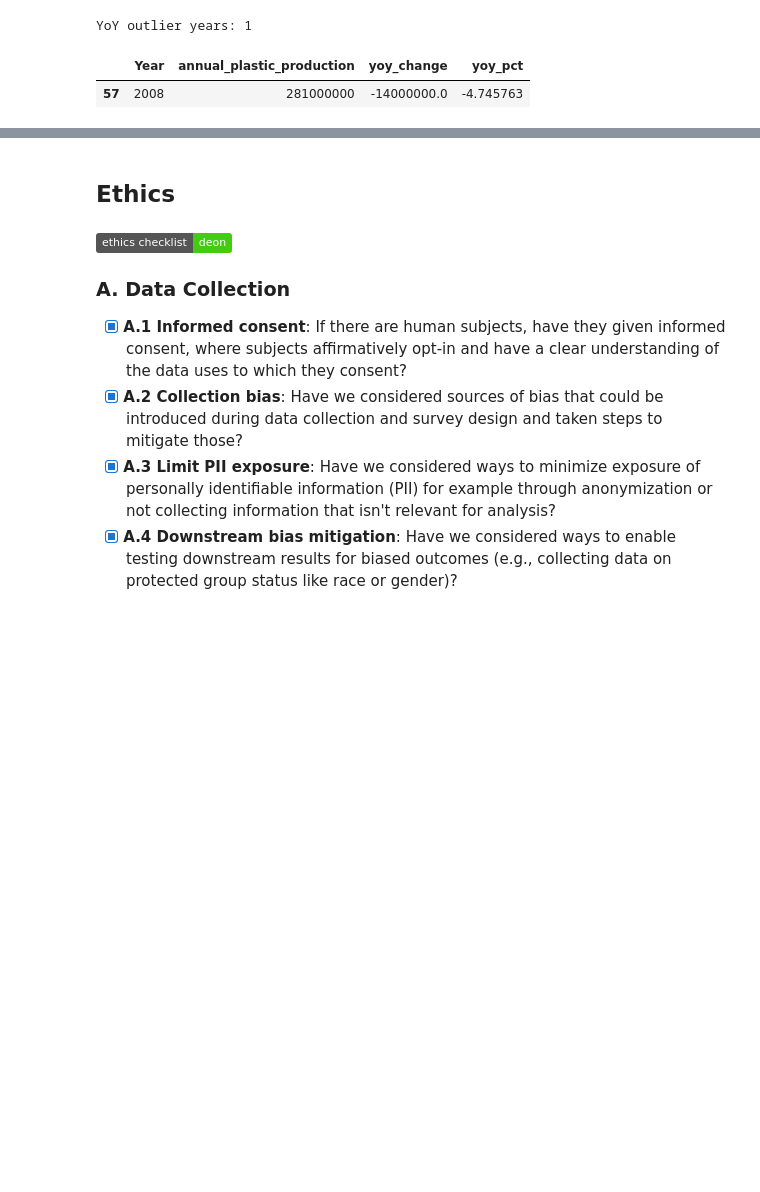
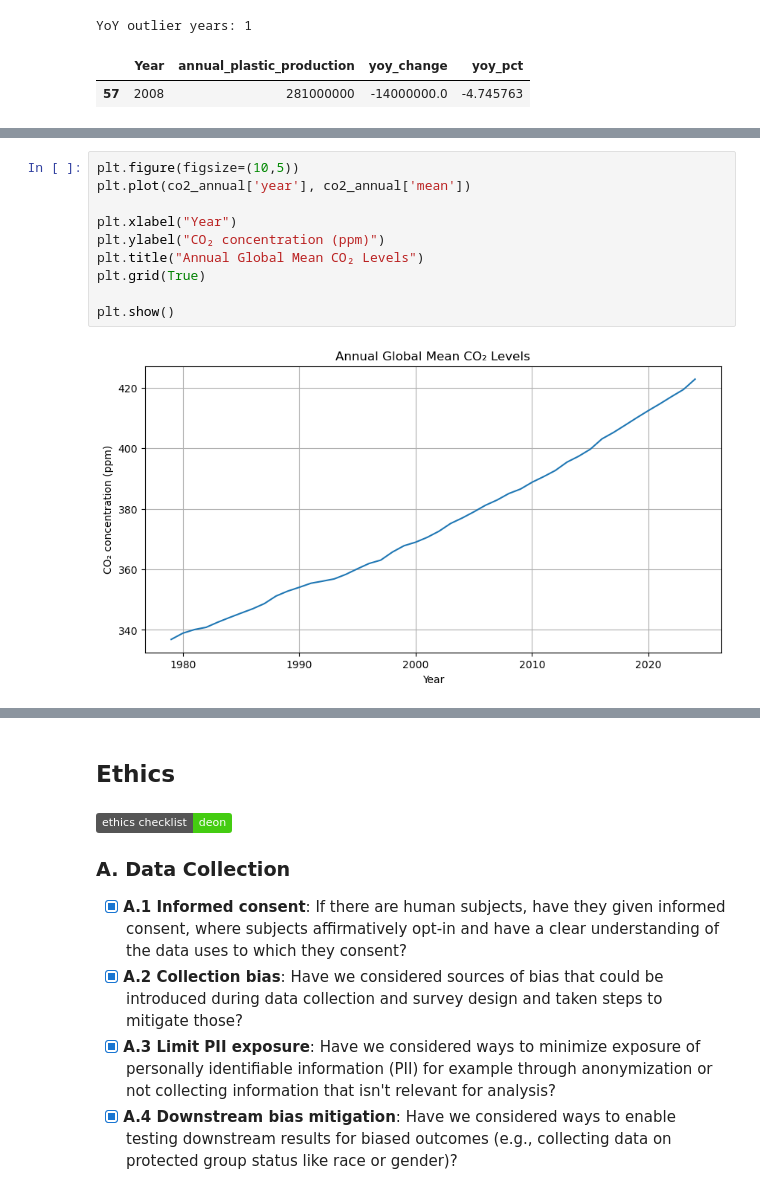
Before and after one commit to COGS108/Group013_WI26, a Jupyter notebook: 02-EDACheckpoint.ipynb, the cells around one changed output, grey strips where cells are left out. Saved outputs shown, nothing was run; the diff lists cells and outputs as text; badges without logos; blank space fills up the shorter version.

```diff
--- a/02-EDACheckpoint.ipynb
+++ b/02-EDACheckpoint.ipynb
@@ -755,0 +795,12 @@ YoY outlier years: 1
+# %%
+plt.figure(figsize=(10,5))
+plt.plot(co2_annual['year'], co2_annual['mean'])
+
+plt.xlabel("Year")
+plt.ylabel("CO₂ concentration (ppm)")
+plt.title("Annual Global Mean CO₂ Levels")
+plt.grid(True)
+
+plt.show()
+# %% [output]
+[figure, added]
```
Also changed, not shown: parts of 10 cells of this notebook.
